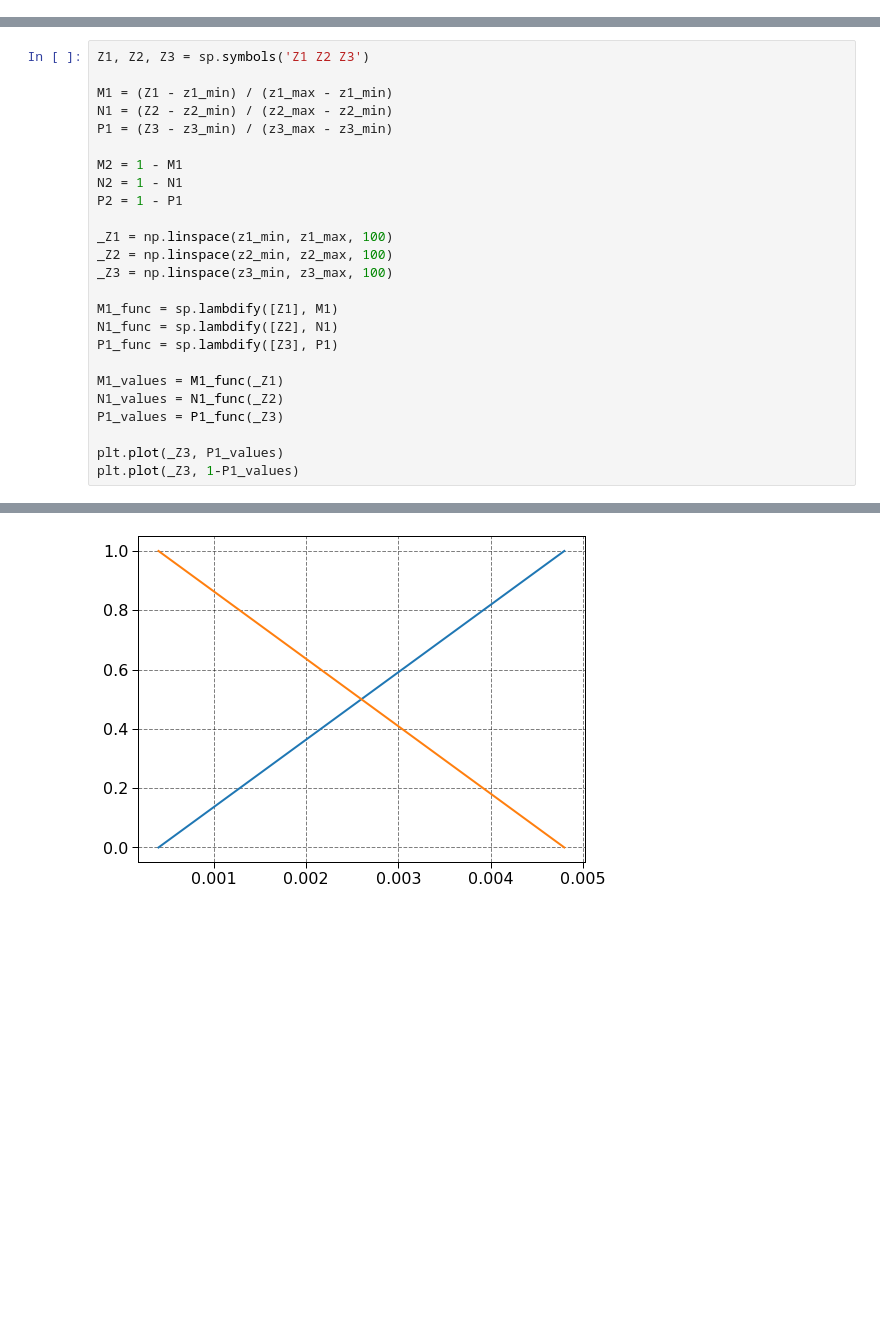
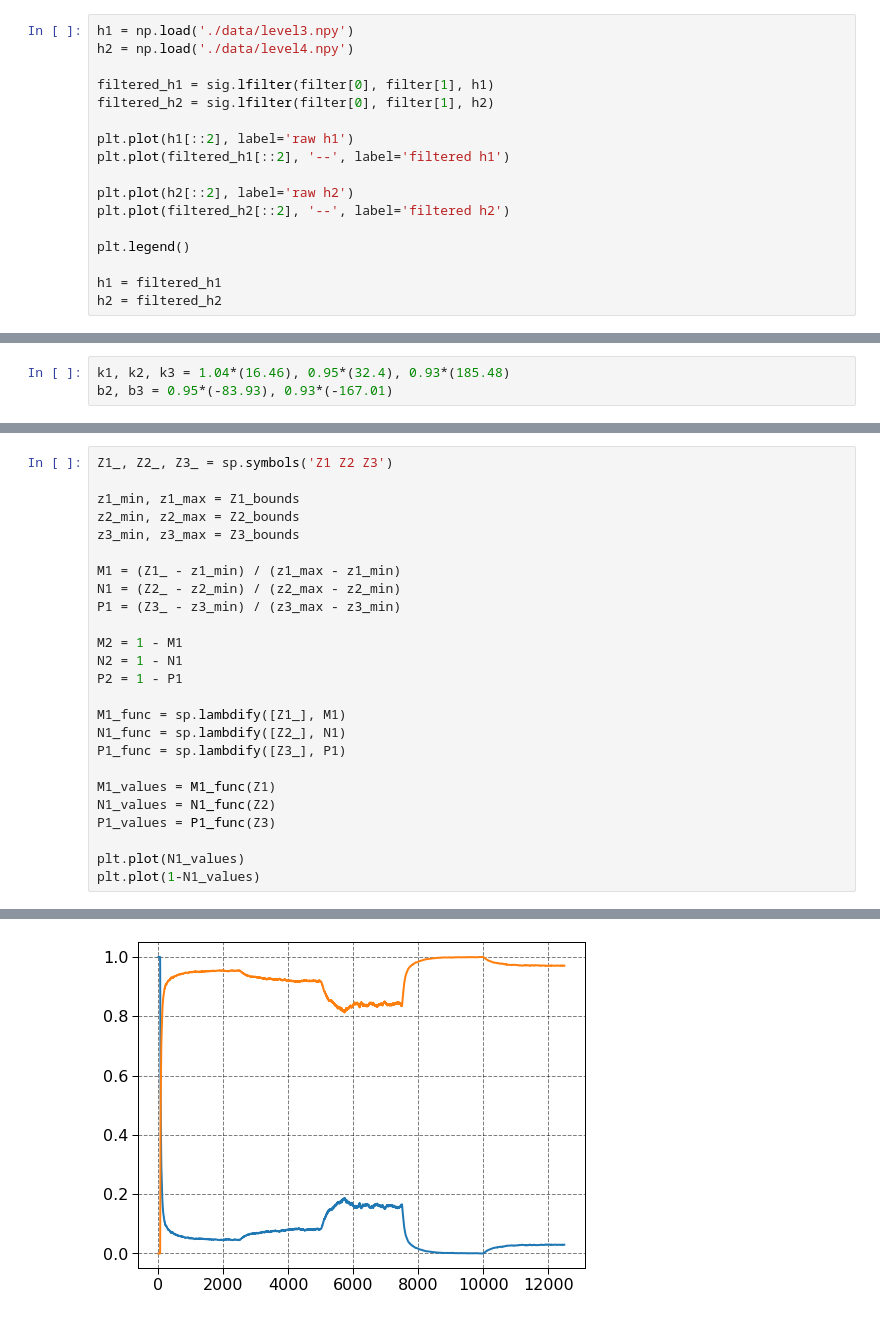
Before and after one commit to miguellrodrigues/ic_tanques, a Jupyter notebook: fuzzy_expr.ipynb, the cells around one changed output, grey strips where cells are left out. Cells and saved outputs as stored; diff of their text form; blank space fills up the shorter version.

```diff
--- a/fuzzy_expr.ipynb
+++ b/fuzzy_expr.ipynb
@@ -64,0 +28,17 @@ array([124.6572, 216.3098])
+# %%
+h1 = np.load('./data/level3.npy')
+h2 = np.load('./data/level4.npy')
+
+filtered_h1 = sig.lfilter(filter[0], filter[1], h1)
+filtered_h2 = sig.lfilter(filter[0], filter[1], h2)
+
+plt.plot(h1[::2], label='raw h1')
+plt.plot(filtered_h1[::2], '--', label='filtered h1')
+
+plt.plot(h2[::2], label='raw h2')
+plt.plot(filtered_h2[::2], '--', label='filtered h2')
+
+plt.legend()
+
+h1 = filtered_h1
+h2 = filtered_h2
@@ -64,0 +47,3 @@ array([124.6572, 216.3098])
+# %%
+k1, k2, k3 = 1.04*(16.46), 0.95*(32.4), 0.93*(185.48)
+b2, b3 = 0.95*(-83.93), 0.93*(-167.01)
@@ -65,28 +102,28 @@ array([124.6572, 216.3098])
 # %%
-Z1, Z2, Z3 = sp.symbols('Z1 Z2 Z3')
+Z1_, Z2_, Z3_ = sp.symbols('Z1 Z2 Z3')
 
-M1 = (Z1 - z1_min) / (z1_max - z1_min)
-N1 = (Z2 - z2_min) / (z2_max - z2_min)
-P1 = (Z3 - z3_min) / (z3_max - z3_min)
+z1_min, z1_max = Z1_bounds
+z2_min, z2_max = Z2_bounds
+z3_min, z3_max = Z3_bounds
+
+M1 = (Z1_ - z1_min) / (z1_max - z1_min)
+N1 = (Z2_ - z2_min) / (z2_max - z2_min)
+P1 = (Z3_ - z3_min) / (z3_max - z3_min)
 
 M2 = 1 - M1
 N2 = 1 - N1
 P2 = 1 - P1
 
-_Z1 = np.linspace(z1_min, z1_max, 100)
-_Z2 = np.linspace(z2_min, z2_max, 100)
-_Z3 = np.linspace(z3_min, z3_max, 100)
+M1_func = sp.lambdify([Z1_], M1)
+N1_func = sp.lambdify([Z2_], N1)
+P1_func = sp.lambdify([Z3_], P1)
 
-M1_func = sp.lambdify([Z1], M1)
-N1_func = sp.lambdify([Z2], N1)
-P1_func = sp.lambdify([Z3], P1)
+M1_values = M1_func(Z1)
+N1_values = N1_func(Z2)
+P1_values = P1_func(Z3)
 
-M1_values = M1_func(_Z1)
-N1_values = N1_func(_Z2)
-P1_values = P1_func(_Z3)
-
-plt.plot(_Z3, P1_values)
-plt.plot(_Z3, 1-P1_values)
+plt.plot(N1_values)
+plt.plot(1-N1_values)
 # %% [output]
 [<matplotlib.lines.Line2D at 0x...>]
-[figure, old version]
+[figure, new version]
```
Also changed, not shown: parts of 11 cells of this notebook, 17 other files.
